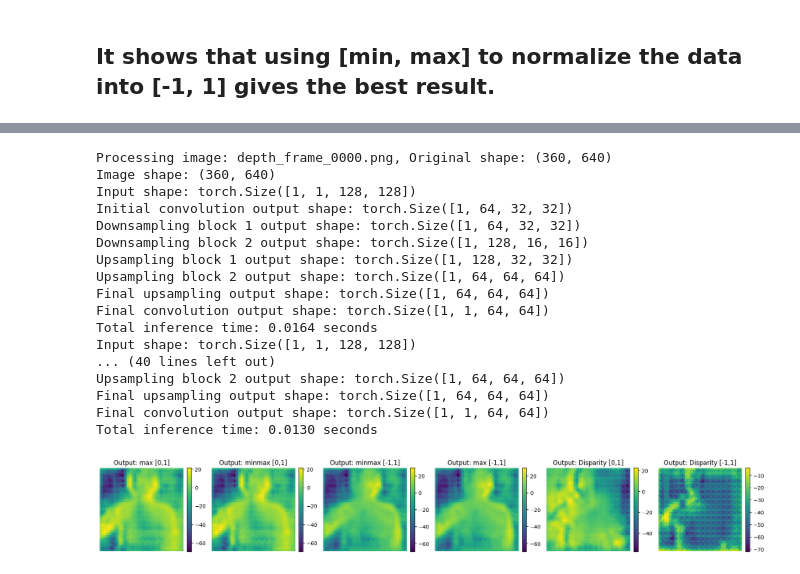
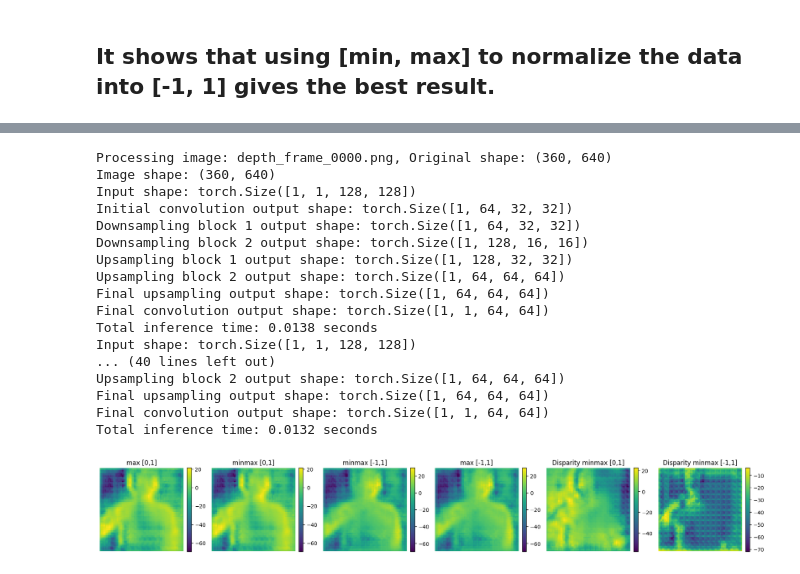
Before and after one commit to shyu216/deepbreath, a Jupyter notebook: segmentator.ipynb, the cells around one changed output, grey strips where cells are left out. Cells and saved outputs as stored; diff of their text form; code cells hidden in the pictures.

```diff
--- a/segmentator.ipynb
+++ b/segmentator.ipynb
@@ -209,37 +209,37 @@ else:
         # Plot only the outputs
         plt.figure(figsize=(18, 4))
         plt.subplot(1, 6, 1)
-        plt.title("Output: max [0,1]")
+        plt.title("max [0,1]")
         plt.imshow(out_max_0_1, cmap="viridis")
         plt.colorbar(fraction=0.046, pad=0.04)
         plt.axis("off")
 
         plt.subplot(1, 6, 2)
-        plt.title("Output: minmax [0,1]")
+        plt.title("minmax [0,1]")
         plt.imshow(out_minmax_0_1, cmap="viridis")
         plt.colorbar(fraction=0.046, pad=0.04)
         plt.axis("off")
 
         plt.subplot(1, 6, 3)
-        plt.title("Output: minmax [-1,1]")
+        plt.title("minmax [-1,1]")
         plt.imshow(out_minmax_m1_1, cmap="viridis")
         plt.colorbar(fraction=0.046, pad=0.04)
         plt.axis("off")
 
         plt.subplot(1, 6, 4)
-        plt.title("Output: max [-1,1]")
+        plt.title("max [-1,1]")
         plt.imshow(out_max_m1_1, cmap="viridis")
         plt.colorbar(fraction=0.046, pad=0.04)
         plt.axis("off")
 
         plt.subplot(1, 6, 5)
-        plt.title("Output: Disparity [0,1]")
+        plt.title("Disparity minmax [0,1]")
         plt.imshow(out_disp_0_1, cmap="viridis")
         plt.colorbar(fraction=0.046, pad=0.04)
         plt.axis("off")
 
         plt.subplot(1, 6, 6)
-        plt.title("Output: Disparity [-1,1]")
+        plt.title("Disparity minmax [-1,1]")
         plt.imshow(out_disp_m1_1, cmap="viridis")
         plt.colorbar(fraction=0.046, pad=0.04)
         plt.axis("off")
@@ -475,37 +475,37 @@ else:
         # Plot only the outputs
         plt.figure(figsize=(18, 4))
         plt.subplot(1, 6, 1)
-        plt.title("Output: max [0,1]")
+        plt.title("max [0,1]")
         plt.imshow(out_max_0_1, cmap="viridis")
         plt.colorbar(fraction=0.046, pad=0.04)
         plt.axis("off")
 
         plt.subplot(1, 6, 2)
-        plt.title("Output: minmax [0,1]")
+        plt.title("minmax [0,1]")
         plt.imshow(out_minmax_0_1, cmap="viridis")
         plt.colorbar(fraction=0.046, pad=0.04)
         plt.axis("off")
 
         plt.subplot(1, 6, 3)
-        plt.title("Output: minmax [-1,1]")
+        plt.title("minmax [-1,1]")
         plt.imshow(out_minmax_m1_1, cmap="viridis")
         plt.colorbar(fraction=0.046, pad=0.04)
         plt.axis("off")
 
         plt.subplot(1, 6, 4)
-        plt.title("Output: max [-1,1]")
+        plt.title("max [-1,1]")
         plt.imshow(out_max_m1_1, cmap="viridis")
         plt.colorbar(fraction=0.046, pad=0.04)
         plt.axis("off")
 
         plt.subplot(1, 6, 5)
-        plt.title("Output: Disparity [0,1]")
+        plt.title("Disparity minmax [0,1]")
         plt.imshow(out_disp_0_1, cmap="viridis")
         plt.colorbar(fraction=0.046, pad=0.04)
         plt.axis("off")
 
         plt.subplot(1, 6, 6)
-        plt.title("Output: Disparity [-1,1]")
+        plt.title("Disparity minmax [-1,1]")
         plt.imshow(out_disp_m1_1, cmap="viridis")
         plt.colorbar(fraction=0.046, pad=0.04)
         plt.axis("off")
@@ -762,62 +762,62 @@ else:
         # Plot only the outputs
         plt.figure(figsize=(18, 4))
         plt.subplot(1, 6, 1)
-        plt.title("Output: max [0,1]")
+        plt.title("max [0,1]")
         plt.imshow(out_max_0_1, cmap="viridis")
         plt.colorbar(fraction=0.046, pad=0.04)
         plt.axis("off")
 
         plt.subplot(1, 6, 2)
-        plt.title("Output: minmax [0,1]")
+        plt.title("minmax [0,1]")
         plt.imshow(out_minmax_0_1, cmap="viridis")
         plt.colorbar(fraction=0.046, pad=0.04)
         plt.axis("off")
 
         plt.subplot(1, 6, 3)
-        plt.title("Output: minmax [-1,1]")
+        plt.title("minmax [-1,1]")
         plt.imshow(out_minmax_m1_1, cmap="viridis")
         plt.colorbar(fraction=0.046, pad=0.04)
         plt.axis("off")
 
         plt.subplot(1, 6, 4)
-        plt.title("Output: max [-1,1]")
+        plt.title("max [-1,1]")
         plt.imshow(out_max_m1_1, cmap="viridis")
         plt.colorbar(fraction=0.046, pad=0.04)
         plt.axis("off")
 
         plt.subplot(1, 6, 5)
-        plt.title("Output: Disparity [0,1]")
+        plt.title("Disparity minmax [0,1]")
         plt.imshow(out_disp_0_1, cmap="viridis")
         plt.colorbar(fraction=0.046, pad=0.04)
         plt.axis("off")
 
         plt.subplot(1, 6, 6)
-        plt.title("Output: Disparity [-1,1]")
+        plt.title("Disparity minmax [-1,1]")
         plt.imshow(out_disp_m1_1, cmap="viridis")
         plt.colorbar(fraction=0.046, pad=0.04)
         plt.axis("off")
 
         plt.tight_layout()
         plt.show()
 # %% [output]
 Processing image: depth_frame_0000.png, Original shape: (360, 640)
 Image shape: (360, 640)
 Input shape: torch.Size([1, 1, 128, 128])
 Initial convolution output shape: torch.Size([1, 64, 32, 32])
 Downsampling block 1 output shape: torch.Size([1, 64, 32, 32])
 Downsampling block 2 output shape: torch.Size([1, 128, 16, 16])
 Upsampling block 1 output shape: torch.Size([1, 128, 32, 32])
 Upsampling block 2 output shape: torch.Size([1, 64, 64, 64])
 Final upsampling output shape: torch.Size([1, 64, 64, 64])
 Final convolution output shape: torch.Size([1, 1, 64, 64])
-Total inference time: 0.0164 seconds
+Total inference time: 0.0138 seconds
 Input shape: torch.Size([1, 1, 128, 128])
 ... (40 lines left out)
 Upsampling block 2 output shape: torch.Size([1, 64, 64, 64])
 Final upsampling output shape: torch.Size([1, 64, 64, 64])
 Final convolution output shape: torch.Size([1, 1, 64, 64])
-Total inference time: 0.0130 seconds
+Total inference time: 0.0132 seconds
-[figure, old version]
+[figure, new version]
 # %%
 import os
 import cv2
```
Also changed, not shown: parts of 5 cells of this notebook.
